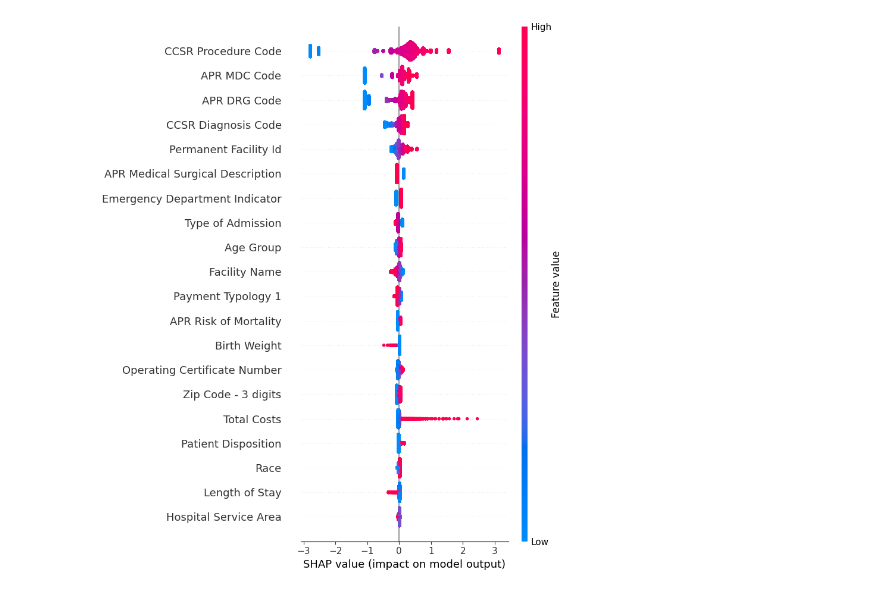
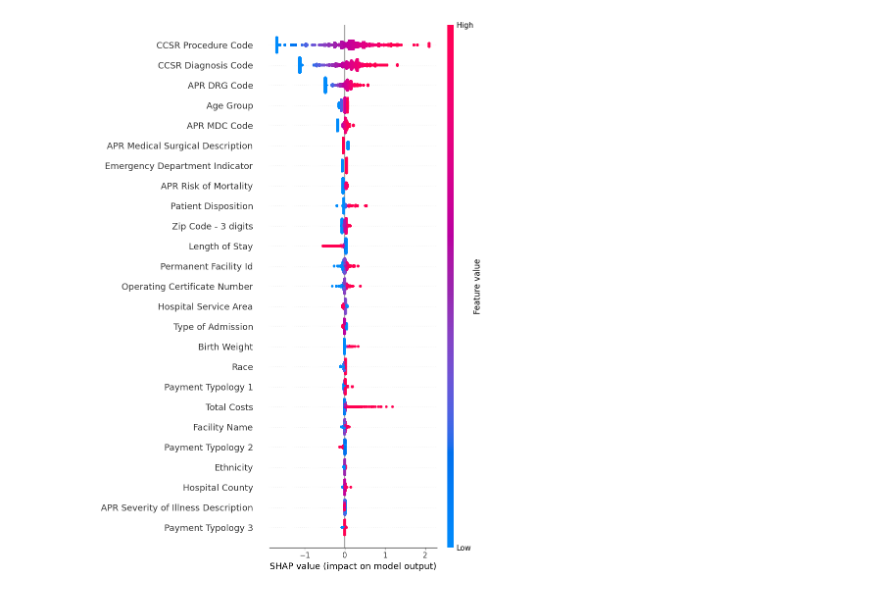
Before and after one commit to HemangSidana/COL-774-A1.2, a Jupyter notebook: anova.ipynb, the cells around one changed output. Saved outputs shown, nothing was run; the diff lists cells and outputs as text; code cells hidden in the pictures.

```diff
--- a/anova.ipynb
+++ b/anova.ipynb
@@ -52,41 +52,41 @@ cat_ind=[0,1,2,3,4,5,6,8,9,11,12,13,14,15,16,17,18,19,20,21,22,24]
 #         encoding_maps[idx] = dict(zip(unique_values, mean_target))
 #     return encoding_maps
 
-def compute_target_encoding(X, y, cat_ind, alpha=1000):
+def compute_target_encoding(X, y, cat_ind, alpha=0):
     encoding_maps = {}
     global_mean = np.mean(y)
     for idx in cat_ind:
         unique_values = np.unique(X[:, idx])
         category_means = np.array([np.mean(y[X[:, idx] == value]) for value in unique_values])
         category_counts = np.array([np.sum(X[:, idx] == value) for value in unique_values])
 
         # Apply smoothing
         smoothed_means = (category_means * category_counts + global_mean * alpha) / (category_counts + alpha)
         encoding_maps[idx] = dict(zip(unique_values, smoothed_means))
 
     return encoding_maps
 
 def apply_target_encoding(X, encoding_maps):
     X_encoded = np.copy(X)
     for idx, encoding_map in encoding_maps.items():
         X_encoded[:, idx] = np.array([encoding_map.get(value, 0) for value in X[:, idx]])
     return X_encoded
 
 enc= compute_target_encoding(X,Y,cat_ind)
 X_shap= apply_target_encoding(X,enc)
 scaler = StandardScaler()
 X_shap= scaler.fit_transform(X_shap)
 model = LogisticRegression().fit(X_shap, Y)
 
 # X_test= apply_target_encoding(X_test,enc)
 # X_test= scaler.transform(X_test)
 
 explainer = shap.LinearExplainer(model, X_shap)
 shap_values = explainer.shap_values(X_shap)
 
-shap.summary_plot(shap_values, X_shap, feature_names=feature_name)
+shap.summary_plot(shap_values, X_shap, feature_names=feature_name, max_display=35)
 # %% [output]
-[figure, old version]
+[figure, new version]
 # %%
 from sklearn.feature_selection import f_classif
 F_values, p_values = f_classif(X, Y)
```
Also changed, not shown: parts of 8 cells of this notebook, 6 other files.
